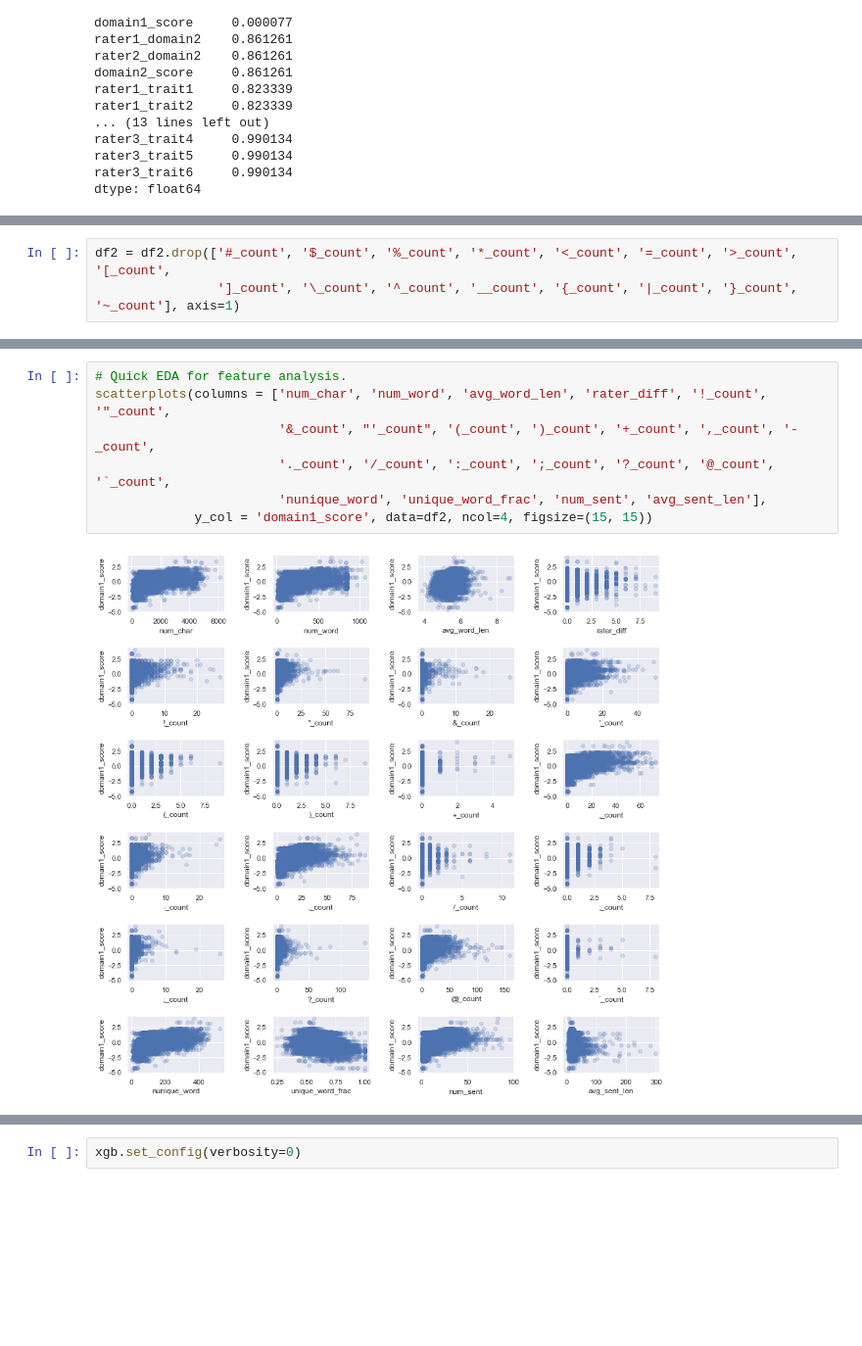
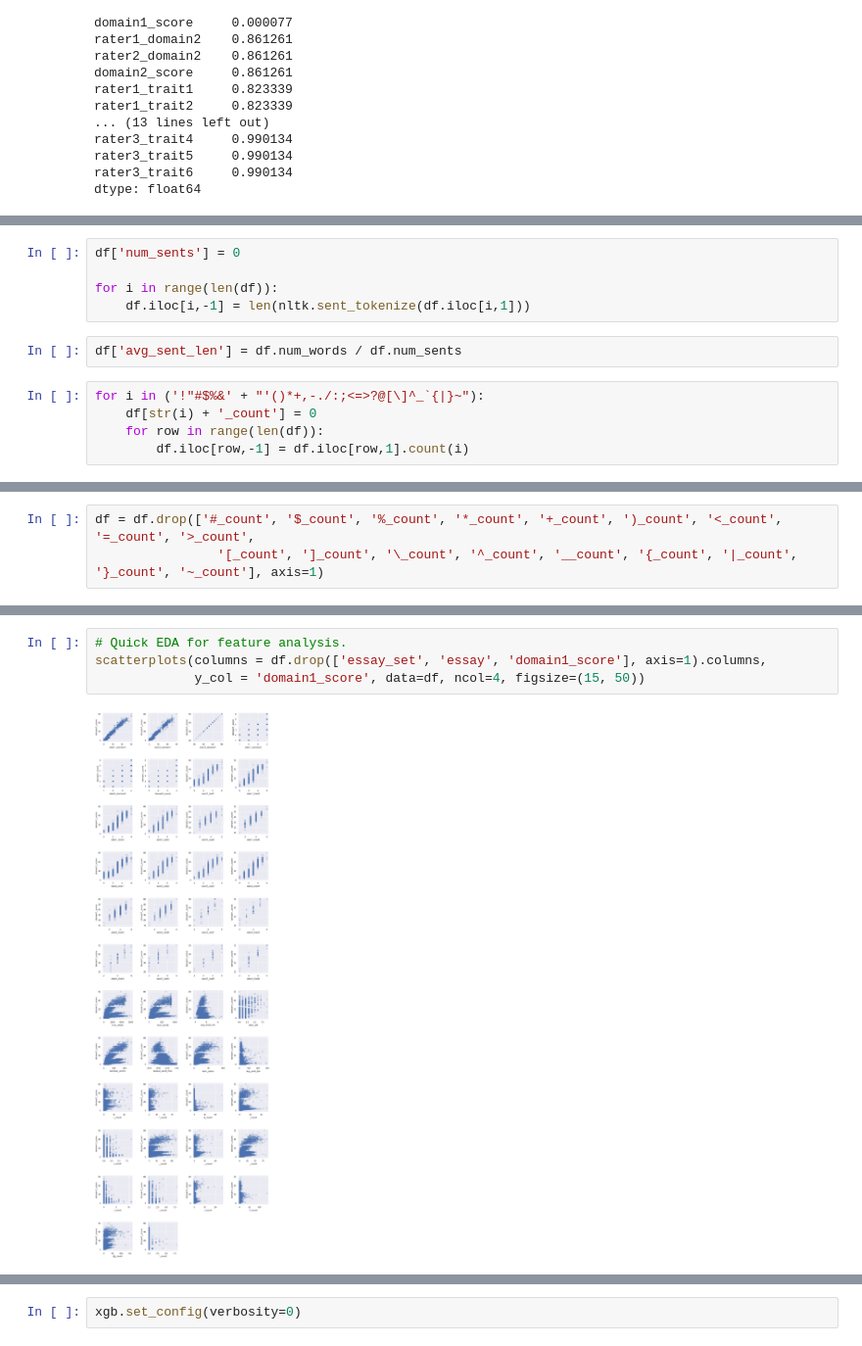
Before and after one commit to Jaester88/essay_scoring, a Jupyter notebook: practice.ipynb, the cells around one changed output, grey strips where cells are left out. Shown at 98% size. Cells and saved outputs as stored; diff of their text form; blank space fills up the shorter version.

```diff
--- a/practice.ipynb
+++ b/practice.ipynb
@@ -626 +406,13 @@ df_8.head()
+# %%
+df['num_sents'] = 0
+
+for i in range(len(df)):
+    df.iloc[i,-1] = len(nltk.sent_tokenize(df.iloc[i,1]))
+# %%
+df['avg_sent_len'] = df.num_words / df.num_sents
+# %%
+for i in ('!"#$%&' + "'()*+,-./:;<=>?@[\]^_`{|}~"):
+    df[str(i) + '_count'] = 0
+    for row in range(len(df)):
+        df.iloc[row,-1] = df.iloc[row,1].count(i)
 # %%
@@ -720,4 +460,4 @@ Index(['essay_set', 'essay', 'rater1_domain1', 'rater2_domain1',
 # %%
-df2 = df2.drop(['#_count', '$_count', '%_count', '*_count', '<_count', '=_count', '>_count', '[_count',
-                ']_count', '\_count', '^_count', '__count', '{_count', '|_count', '}_count', '~_count'], axis=1)
+df = df.drop(['#_count', '$_count', '%_count', '*_count', '+_count', ')_count', '<_count', '=_count', '>_count',
+                '[_count', ']_count', '\_count', '^_count', '__count', '{_count', '|_count', '}_count', '~_count'], axis=1)
 # %%
@@ -733,12 +483,9 @@ Index(['essay_set', 'essay', 'rater1_domain1', 'rater2_domain1',
 # %%
 # Quick EDA for feature analysis.
-scatterplots(columns = ['num_char', 'num_word', 'avg_word_len', 'rater_diff', '!_count', '"_count',
-                        '&_count', "'_count", '(_count', ')_count', '+_count', ',_count', '-_count',
-                        '._count', '/_count', ':_count', ';_count', '?_count', '@_count', '`_count',
-                        'nunique_word', 'unique_word_frac', 'num_sent', 'avg_sent_len'],
-             y_col = 'domain1_score', data=df2, ncol=4, figsize=(15, 15))
+scatterplots(columns = df.drop(['essay_set', 'essay', 'domain1_score'], axis=1).columns,
+             y_col = 'domain1_score', data=df, ncol=4, figsize=(15, 50))
 # %% [output]
-[figure, old version]
+[figure, new version]
 # %%
 # Also EDA - heatmap
 _ = plt.subplots(figsize=(15,13))
```
Also changed, not shown: parts of 136 cells of this notebook.
